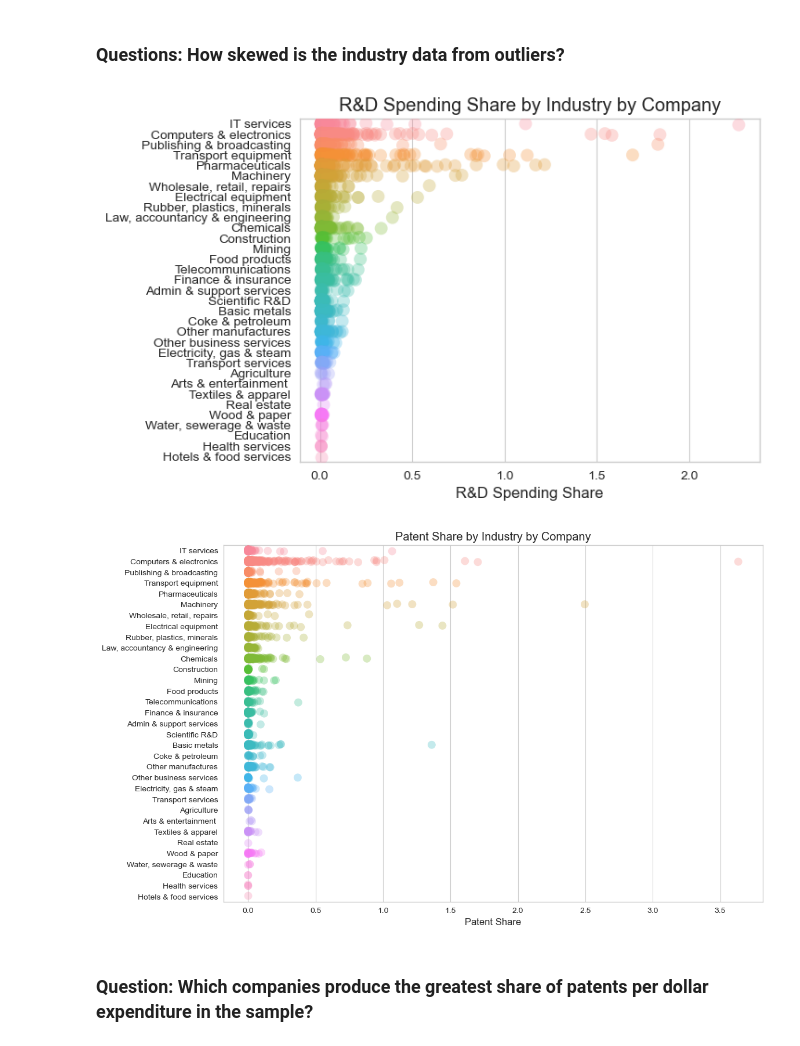
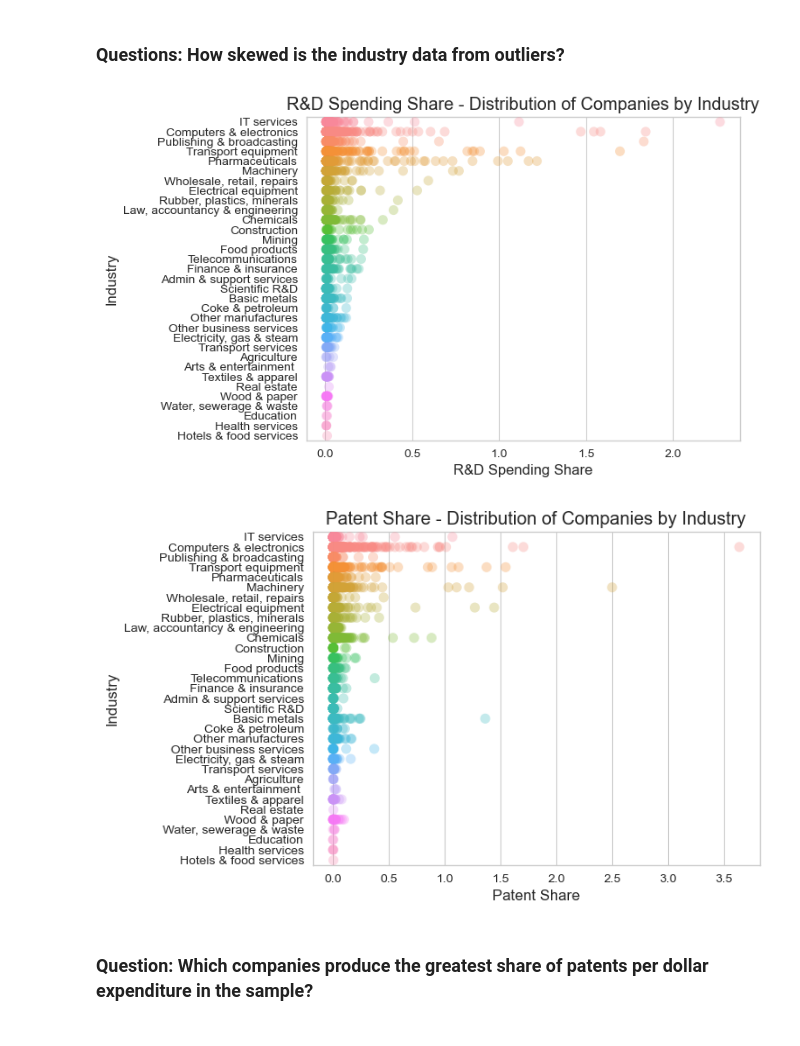
Before and after one commit to bassoonelephant/ip-productivity, a Jupyter notebook: ip_workbench.ipynb, the cells around one changed output. Drawn from its saved outputs; the diff is of its cells as text; code cells hidden in the pictures.

Commit message:
cleaned up titles and axes for visualizations

```diff
--- a/ip_workbench.ipynb
+++ b/ip_workbench.ipynb
@@ -1026,42 +982,41 @@ df.head(15)
 # %% [markdown]
 ### Questions: How skewed is the industry data from outliers?
 # %%
-# Stripplot of Patent Share
+# Horizontal stripplot of R&D Share
 
 # Set DataFrame
 df = ip
 
 # Plot Data
-ax = sns.stripplot(y = df['industry'], x = df['rd_share'], alpha=0.3, size = 10)
+ax = sns.stripplot(y = df['industry'], x = df['rd_share'], jitter = 0, alpha=0.3, size = 8)
 
 # Axes and Labels
-plt.title('R&D Spending Share by Industry by Company')
+plt.title('R&D Spending Share - Distribution of Companies by Industry')
 plt.xlabel('R&D Spending Share')
-plt.ylabel('')
+plt.ylabel('Industry')
 
 # Show graph
 plt.show()
 # %% [output]
-[figure, old version]
+[figure, new version]
 # %%
-# Stripplot of Patent Share
+# Horizontal stripplot of Patent Share
 
 # Set DataFrame
 df = ip
 
 # Plot Data
-plt.figure(figsize=(12,8))
-ax = sns.stripplot(y = df['industry'], x = df['patent_share'], alpha=0.3, size = 10)
+ax = sns.stripplot(y = df['industry'], x = df['patent_share'], jitter = 0, alpha=0.3, size = 8)
 
 # Axes and Labels
-plt.title('Patent Share by Industry by Company')
+plt.title('Patent Share - Distribution of Companies by Industry')
 plt.xlabel('Patent Share')
-plt.ylabel('')
+plt.ylabel('Industry')
 
 # Show graph
 plt.show()
 # %% [output]
-[figure, old version]
+[figure, new version]
 # %% [markdown]
 ### Question: Which companies produce the greatest share of patents per dollar expenditure in the sample?
 # %%
```
Also changed, not shown: parts of 33 cells of this notebook.
